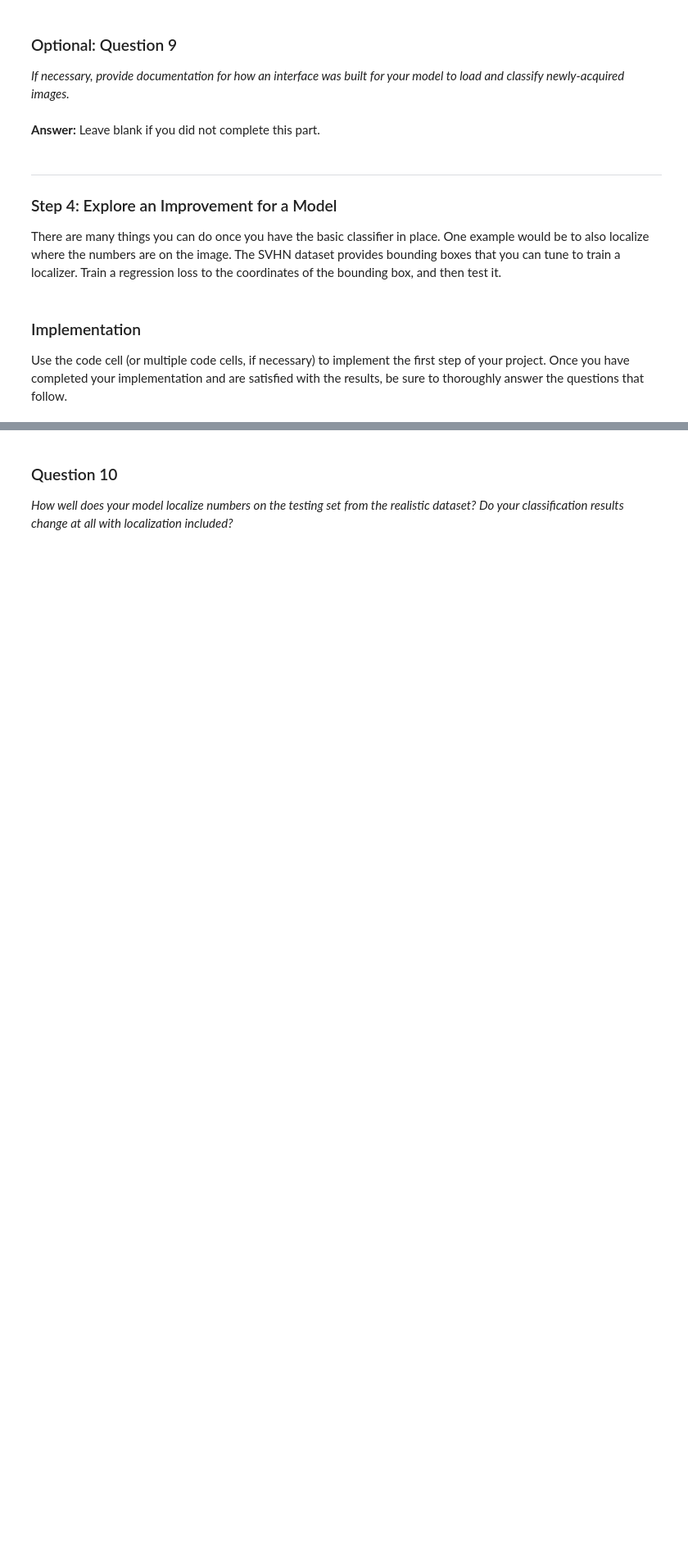
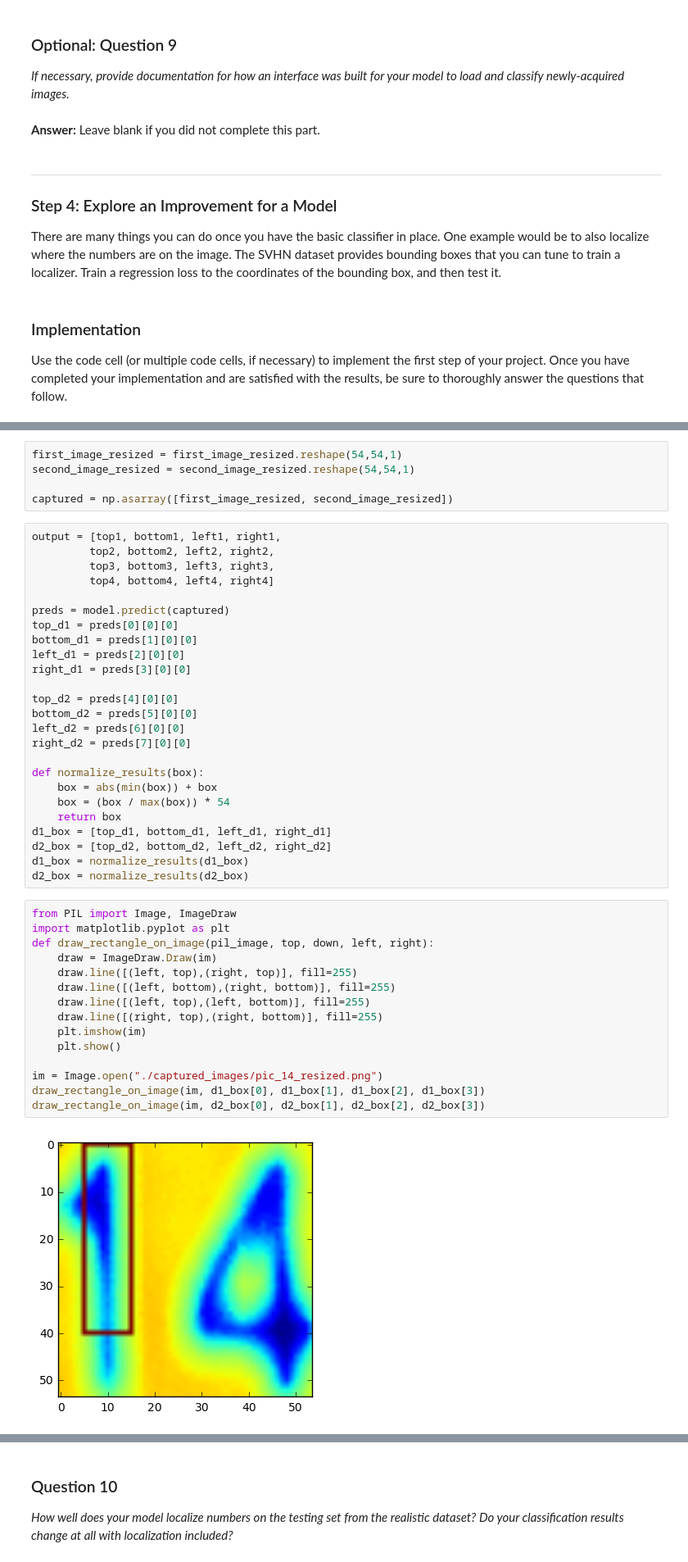
Before and after one commit to mahermalaeb/digit_recognition, a Jupyter notebook: digit_recognition.ipynb, the cells around one changed output, grey strips where cells are left out. Shown at 82% size. Drawn from its saved outputs; the diff is of its cells as text; blank space fills up the shorter version.

```diff
--- a/digit_recognition.ipynb
+++ b/digit_recognition.ipynb
@@ -927,0 +1259,47 @@ Use the code cell (or multiple code cells, if necessary) to implement the first
+# %%
+first_image_resized = first_image_resized.reshape(54,54,1)
+second_image_resized = second_image_resized.reshape(54,54,1)
+
+captured = np.asarray([first_image_resized, second_image_resized])
+# %%
+output = [top1, bottom1, left1, right1,
+         top2, bottom2, left2, right2,
+         top3, bottom3, left3, right3,
+         top4, bottom4, left4, right4]
+
+preds = model.predict(captured)
+top_d1 = preds[0][0][0]
+bottom_d1 = preds[1][0][0]
+left_d1 = preds[2][0][0]
+right_d1 = preds[3][0][0]
+
+top_d2 = preds[4][0][0]
+bottom_d2 = preds[5][0][0]
+left_d2 = preds[6][0][0]
+right_d2 = preds[7][0][0]
+
+def normalize_results(box):
+    box = abs(min(box)) + box
+    box = (box / max(box)) * 54
+    return box
+d1_box = [top_d1, bottom_d1, left_d1, right_d1]
+d2_box = [top_d2, bottom_d2, left_d2, right_d2]
+d1_box = normalize_results(d1_box)
+d2_box = normalize_results(d2_box)
+# %%
+from PIL import Image, ImageDraw
+import matplotlib.pyplot as plt
+def draw_rectangle_on_image(pil_image, top, down, left, right):
+    draw = ImageDraw.Draw(im)
+    draw.line([(left, top),(right, top)], fill=255)
+    draw.line([(left, bottom),(right, bottom)], fill=255)
+    draw.line([(left, top),(left, bottom)], fill=255)
+    draw.line([(right, top),(right, bottom)], fill=255)
+    plt.imshow(im)
+    plt.show()
+
+im = Image.open("./captured_images/pic_14_resized.png")
+draw_rectangle_on_image(im, d1_box[0], d1_box[1], d1_box[2], d1_box[3])
+draw_rectangle_on_image(im, d2_box[0], d2_box[1], d2_box[2], d2_box[3])
+# %% [output]
+[figure, added]
```
Also changed, not shown: parts of 89 cells of this notebook, 7 other files.
